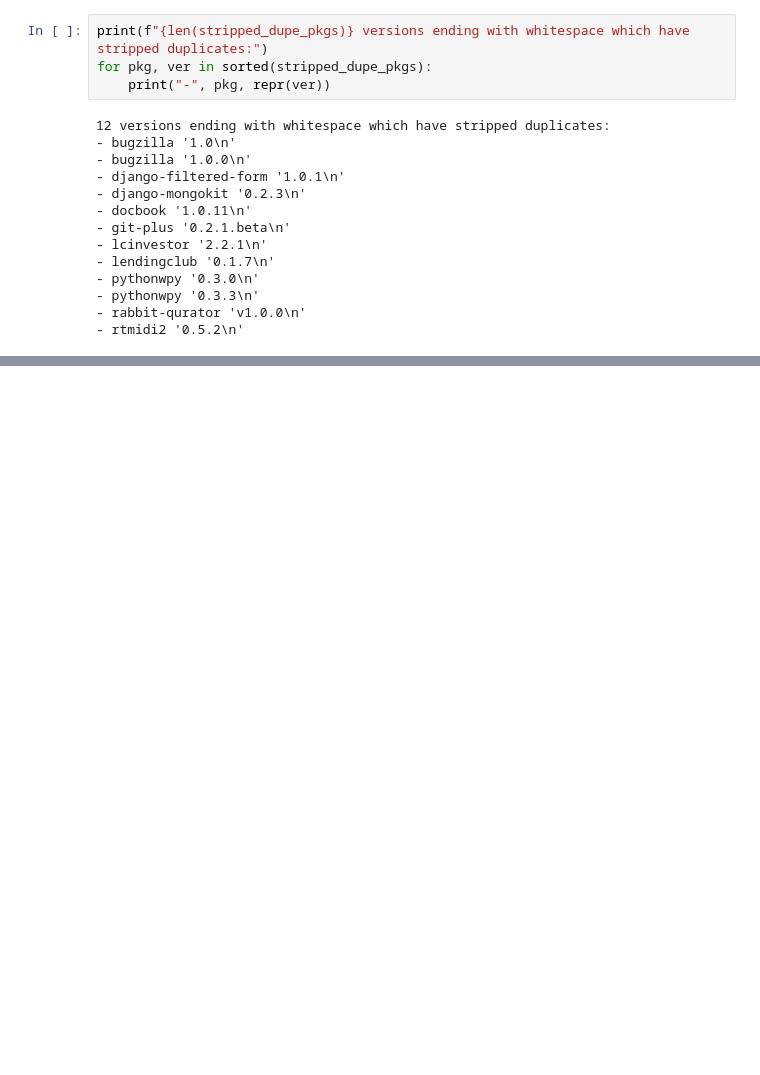
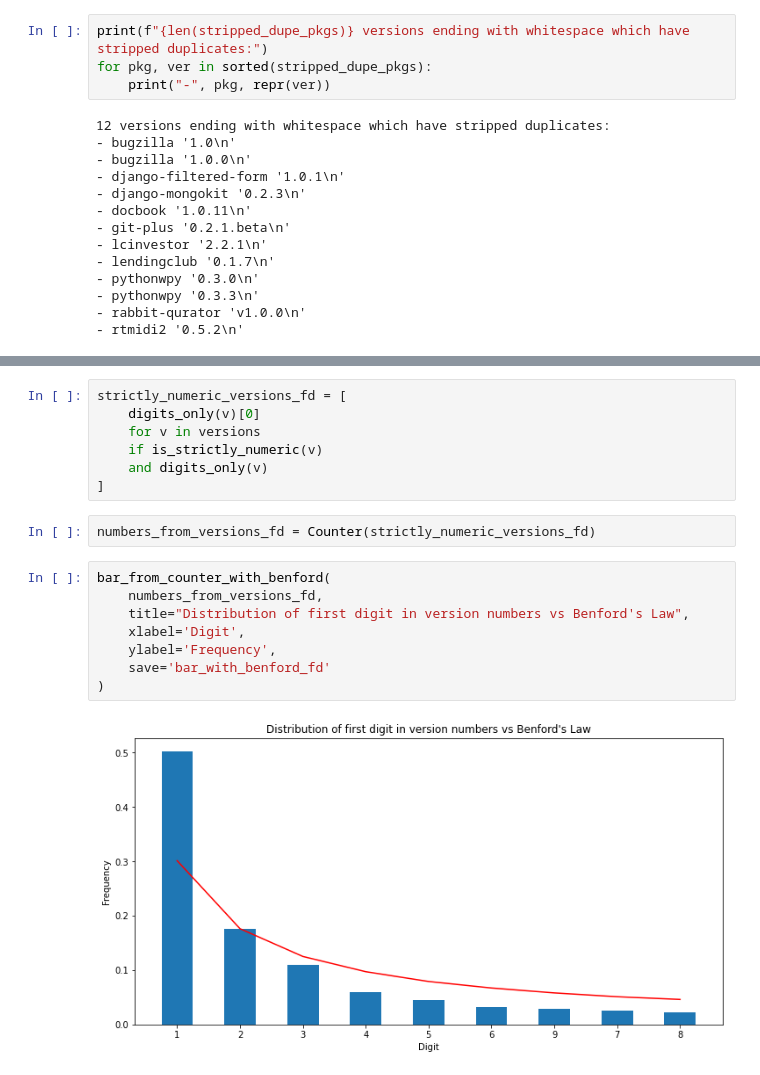
Before and after one commit to piwheels/stats, a Jupyter notebook: pypi.ipynb, the cells around one changed output, grey strips where cells are left out. Cells and saved outputs as stored; diff of their text form; blank space fills up the shorter version.

```diff
--- a/pypi.ipynb
+++ b/pypi.ipynb
@@ -467,0 +520,19 @@ for pkg, ver in sorted(stripped_dupe_pkgs):
+# %%
+strictly_numeric_versions_fd = [
+    digits_only(v)[0]
+    for v in versions
+    if is_strictly_numeric(v)
+    and digits_only(v)
+]
+# %%
+numbers_from_versions_fd = Counter(strictly_numeric_versions_fd)
+# %%
+bar_from_counter_with_benford(
+    numbers_from_versions_fd,
+    title="Distribution of first digit in version numbers vs Benford's Law",
+    xlabel='Digit',
+    ylabel='Frequency',
+    save='bar_with_benford_fd'
+)
+# %% [output]
+[figure, added]
```
Also changed, not shown: parts of 7 cells of this notebook.
